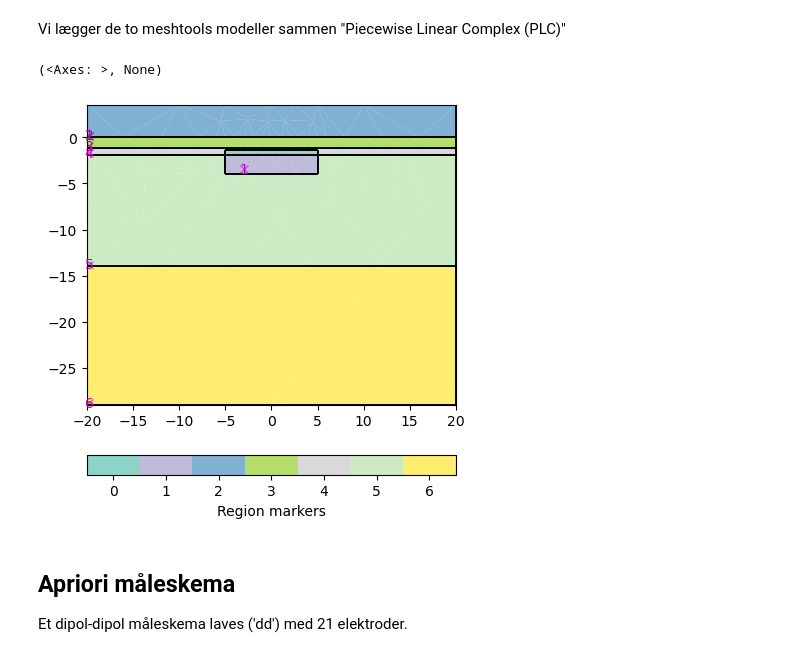
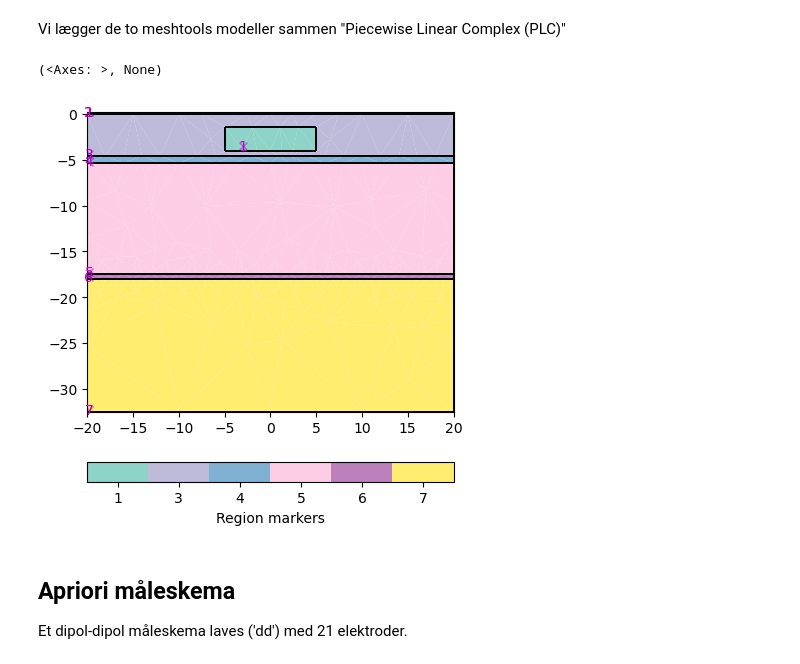
Before and after one commit to ba-oeg/ba-oeg, a Jupyter notebook: Avnø Tank Model.ipynb, the cells around one changed output. Drawn from its saved outputs; the diff is of its cells as text; code cells hidden in the pictures.

```diff
--- a/Avnø Tank Model.ipynb
+++ b/Avnø Tank Model.ipynb
@@ -30,7 +30,10 @@ indicates the default boundary conditions for the ERT"
 Koterne fra boredatabladet på området skrives ind i createWorld python klassen.
 Her laves en model på 40 meter.
 # %%
-world = mt.createWorld(start=[-20, 0], end=[20, 0], layers=[3.5,-1.1,-1.9,-14,-29],
+lag = [3.5,-1.1,-1.9,-14,-14.5,-29]
+
+world = mt.createWorld(start=[-20, 0], end=[20, 0],
+                       layers= [l - 3.5 for l in lag],
                         worldMarker=True)
 # %%
 tank = mt.createRectangle(
@@ -42,12 +45,10 @@ Vi lægger de to meshtools modeller sammen
 geom = tank + world
 # %%
 #print(inspect.getsource(pg.show))
-geom.boundarySizes()
-
-pg.show(geom )
+pg.show(geom)
 # %% [output]
 (<Axes: >, None)
-[figure, old version]
+[figure, new version]
 # %% [markdown]
 ## Apriori måleskema
 Et dipol-dipol måleskema laves ('dd') med 21 elektroder.
```
Also changed, not shown: parts of 8 cells of this notebook.
